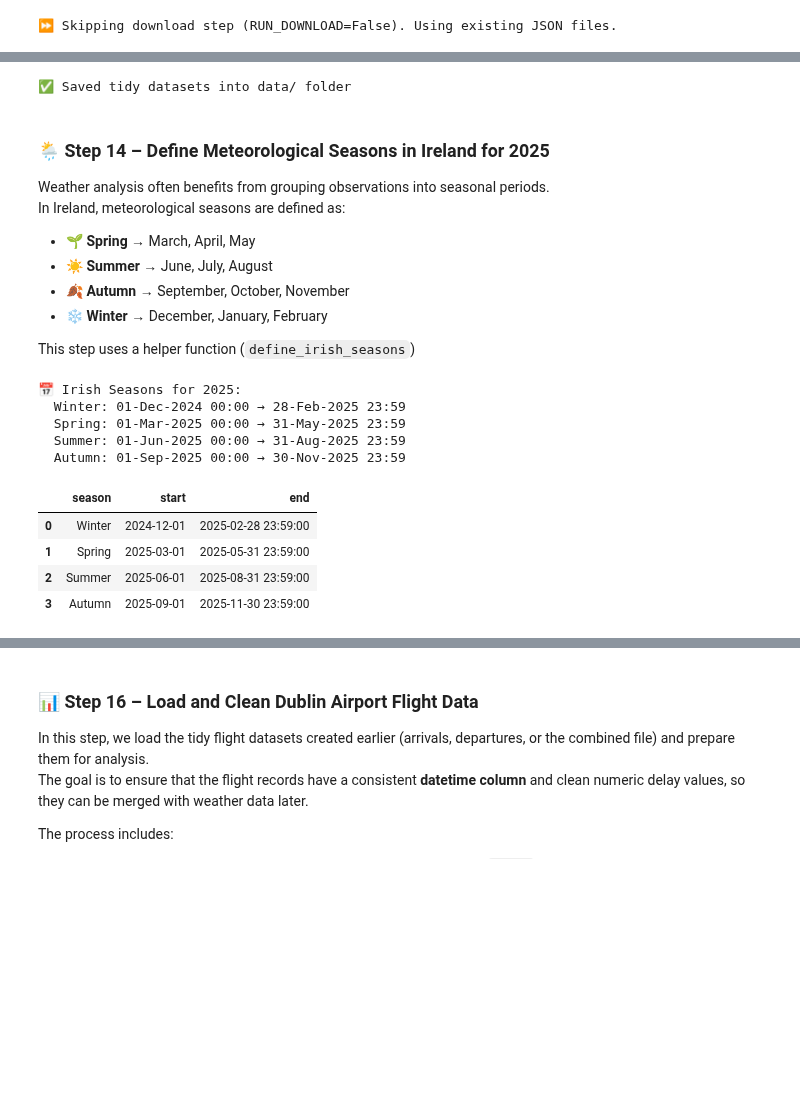
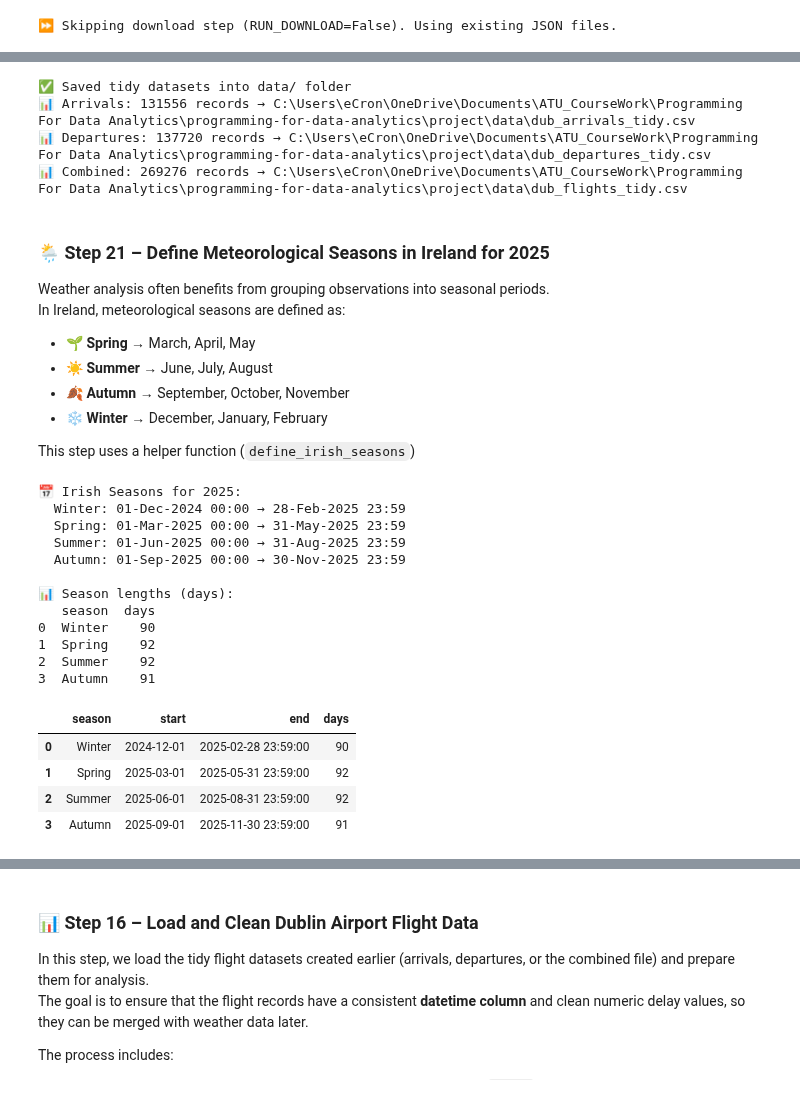
Before and after one commit to ECronin1973/programming-for-data-analytics, a Jupyter notebook: project/flight_reroute_dub.ipynb, the cells around one changed output, grey strips where cells are left out. Saved outputs shown, nothing was run; the diff lists cells and outputs as text; code cells hidden in the pictures; blank space fills up the shorter version.

```diff
--- a/project/flight_reroute_dub.ipynb
+++ b/project/flight_reroute_dub.ipynb
@@ -746,15 +811,13 @@ For Dublin Airport analysis, hourly weather data provides the necessary detail t
 📖 Reference:
 - [GeeksforGeeks – Explain Data Versioning](https://www.geeksforgeeks.org/machine-learning/explain-data-versioning/)
 # %%
-# 📁 Step 5 – Save the Cleaned CSV File
+# 📁 Step 9 – Save the Cleaned CSV File
 
 # --- Ensure 'data' folder exists ---
 DATA_PATH.parent.mkdir(parents=True, exist_ok=True)
 
-# --- Save cleaned data starting from the detected header row ---
-with open(DATA_PATH, "w", encoding="utf-8") as f:
-    for line in lines[header_index:]:
-        f.write(line + "\n")
+# --- Save cleaned DataFrame directly (safer than writing raw lines) ---
+df_weather.to_csv(DATA_PATH, index=False, encoding="utf-8")
 
 # ✅ Confirm save location
 print(f"📁 Saved cleaned climate data for Dublin Airport to: {DATA_PATH.resolve()}")
@@ -1356,25 +1848,36 @@ They serve as transparent, version‑controlled artifacts that can be shared wit
 in later steps (e.g., merging with weather data in Step 17).
 If the `data/` folder doesn’t exist, it is created automatically, making the process robust and portable.
 # %%
-# 📂 Step 13 – Save Tidy Flight DataFrames
+# 📂 Step 20 – Save Tidy Flight DataFrames
+
+from pathlib import Path
 
 DATA_DIR = Path("data")
 DATA_DIR.mkdir(parents=True, exist_ok=True)  # ensure folder exists
 
 # Save arrivals (raw form, includes all extracted fields)
-df_arrivals.to_csv(DATA_DIR / "dub_arrivals_tidy.csv", index=False)
+arr_file = DATA_DIR / "dub_arrivals_tidy.csv"
+df_arrivals.to_csv(arr_file, index=False)
 
 # Save departures (raw form, includes all extracted fields)
-df_departures.to_csv(DATA_DIR / "dub_departures_tidy.csv", index=False)
+dep_file = DATA_DIR / "dub_departures_tidy.csv"
+df_departures.to_csv(dep_file, index=False)
 
-# Save combined dataset (already restricted to essential schema in Step 12a)
-df_flights.to_csv(DATA_DIR / "dub_flights_tidy.csv", index=False)
+# Save combined dataset (already restricted to essential schema in Step 18)
+flights_file = DATA_DIR / "dub_flights_tidy.csv"
+df_flights.to_csv(flights_file, index=False)
 
 print("✅ Saved tidy datasets into data/ folder")
+print(f"📊 Arrivals: {len(df_arrivals)} records → {arr_file.resolve()}")
+print(f"📊 Departures: {len(df_departures)} records → {dep_file.resolve()}")
+print(f"📊 Combined: {len(df_flights)} records → {flights_file.resolve()}")
 # %% [output]
 ✅ Saved tidy datasets into data/ folder
+📊 Arrivals: 131556 records → C:\Users\eCron\OneDrive\Documents\ATU_CourseWork\Programming For Data Analytics\programming-for-data-analytics\project\data\dub_arrivals_tidy.csv
+📊 Departures: 137720 records → C:\Users\eCron\OneDrive\Documents\ATU_CourseWork\Programming For Data Analytics\programming-for-data-analytics\project\data\dub_departures_tidy.csv
+📊 Combined: 269276 records → C:\Users\eCron\OneDrive\Documents\ATU_CourseWork\Programming For Data Analytics\programming-for-data-analytics\project\data\dub_flights_tidy.csv
 # %% [markdown]
-### 🌦️ Step 14 – Define Meteorological Seasons in Ireland for 2025
+### 🌦️ Step 21 – Define Meteorological Seasons in Ireland for 2025
 
 Weather analysis often benefits from grouping observations into seasonal periods.
 In Ireland, meteorological seasons are defined as:
@@ -1386,27 +1889,39 @@ In Ireland, meteorological seasons are defined as:
 
 This step uses a helper function (`define_irish_seasons`)
 # %%
-# 🌦️ Step 14 – Define Meteorological Seasons in Ireland for 2025
+# 🌦️ Step 21 – Define Meteorological Seasons in Ireland for 2025
 
 # --- Generate seasonal boundaries using helper function ---
-seasons_2025 = define_irish_seasons()
+seasons_2025 = define_irish_seasons(year=2025)
 
 # --- Display formatted season ranges ---
 print("📅 Irish Seasons for 2025:")
 for _, row in seasons_2025.iterrows():
     print(f"  {row['season']}: {row['start'].strftime('%d-%b-%Y %H:%M')} → {row['end'].strftime('%d-%b-%Y %H:%M')}")
 
+# --- Summary of season lengths ---
+seasons_2025["days"] = (seasons_2025["end"] - seasons_2025["start"]).dt.days + 1
+print("\n📊 Season lengths (days):")
+print(seasons_2025[["season", "days"]])
+
 # --- Display the DataFrame ---
 display(seasons_2025)
 # %% [output]
 📅 Irish Seasons for 2025:
   Winter: 01-Dec-2024 00:00 → 28-Feb-2025 23:59
   Spring: 01-Mar-2025 00:00 → 31-May-2025 23:59
   Summer: 01-Jun-2025 00:00 → 31-Aug-2025 23:59
   Autumn: 01-Sep-2025 00:00 → 30-Nov-2025 23:59
+
+📊 Season lengths (days):
+   season  days
+0  Winter    90
+1  Spring    92
+2  Summer    92
+3  Autumn    91
-|  | season | start | end |
-| 0 | Winter | 2024-12-01 | 2025-02-28 23:59:00 |
-| 1 | Spring | 2025-03-01 | 2025-05-31 23:59:00 |
-| 2 | Summer | 2025-06-01 | 2025-08-31 23:59:00 |
-| 3 | Autumn | 2025-09-01 | 2025-11-30 23:59:00 |
+|  | season | start | end | days |
+| 0 | Winter | 2024-12-01 | 2025-02-28 23:59:00 | 90 |
+| 1 | Spring | 2025-03-01 | 2025-05-31 23:59:00 | 92 |
+| 2 | Summer | 2025-06-01 | 2025-08-31 23:59:00 | 92 |
+| 3 | Autumn | 2025-09-01 | 2025-11-30 23:59:00 | 91 |
 # %% [markdown]
```
Also changed, not shown: parts of 72 cells of this notebook, 27 other files.
